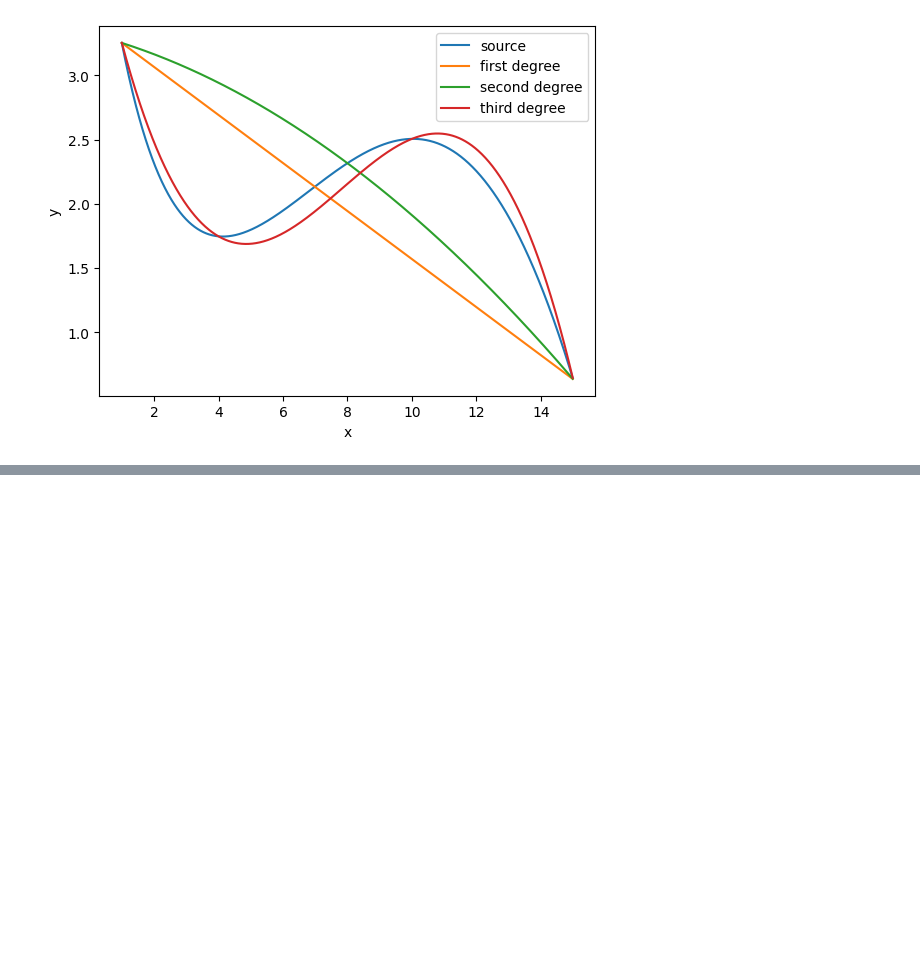
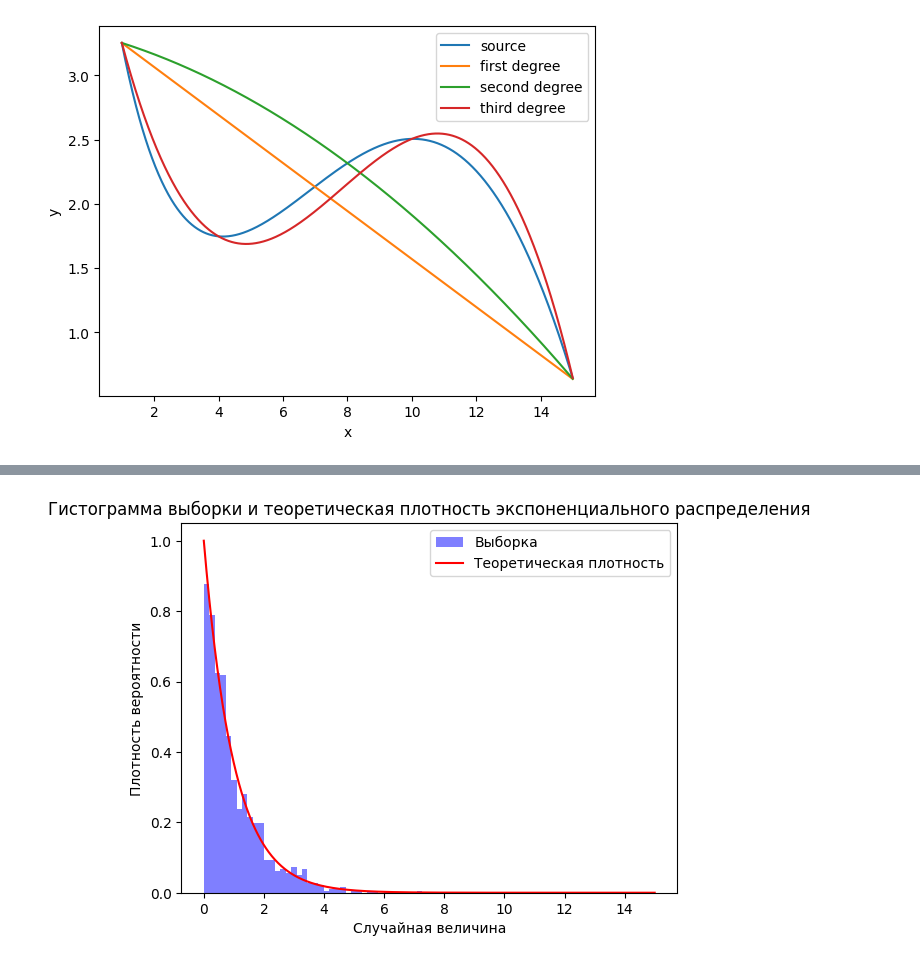
Before and after one commit to poslam/sem5-ds, a Jupyter notebook: work/1/1.ipynb, the cells around one changed output, grey strips where cells are left out. Cells and saved outputs as stored; diff of their text form; code cells hidden in the pictures; blank space fills up the shorter version.

```diff
--- a/work/1/1.ipynb
+++ b/work/1/1.ipynb
@@ -182,0 +206,34 @@ third degree poly: [np.float64(4.362641535118072), np.float64(-1.295525865694843
+# %%
+# сгенеруем выборку объема 1000 из распределения
+rv = sts.expon()
+sample = rv.rvs(1000)
+
+# расчитаем теоритеческую плотность вероятности (pdf - probability density function) для распределения
+x = np.linspace(0, 15, 1000)
+pdf = rv.pdf(x)
+# %%
+# построим гистограмму выборки и наложим на нее теоретическую
+# оценку плотности вероятности экспоненциального распределения
+def plot_pdf(x, sample, pdf, xlabel, ylabel, title):
+    plt.title(title)
+
+    plt.hist(sample, bins=40, density=True, alpha=0.5, color="blue", label="Выборка")
+    plt.plot(x, pdf, color="red", label="Теоретическая плотность")
+
+    plt.xlabel(xlabel)
+    plt.ylabel(ylabel)
+
+    plt.legend()
+    plt.show()
+
+
+plot_pdf(
+    x=x,
+    sample=sample,
+    pdf=pdf,
+    xlabel="Случайная величина",
+    ylabel="Плотность вероятности",
+    title="Гистограмма выборки и теоретическая плотность экспоненциального распределения",
+)
+# %% [output]
+[figure, added]
```
Also changed, not shown: parts of 7 cells of this notebook, 1 other file.
